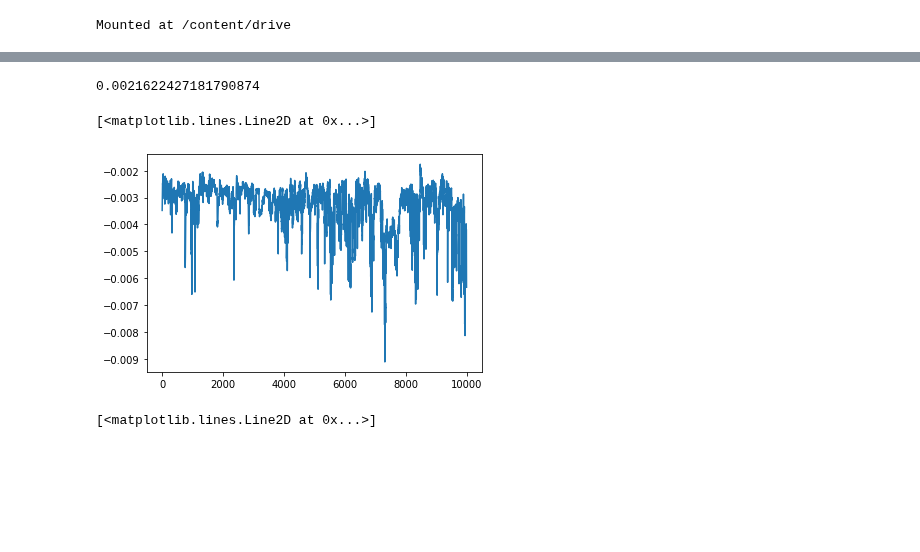
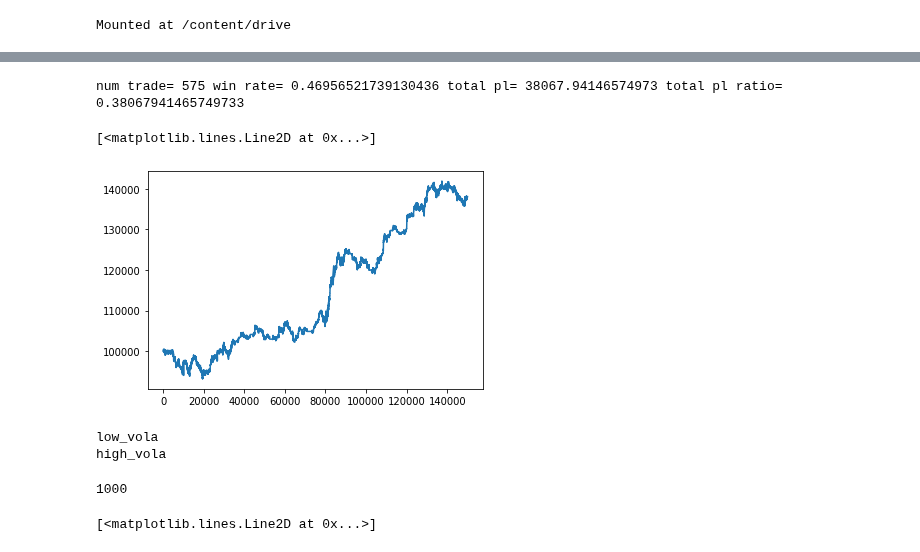
Before and after one commit to alunfes/1m-btc-data, a Jupyter notebook: LGBM_Vola_Rrgression.ipynb, the cells around one changed output, grey strips where cells are left out. Saved outputs shown, nothing was run; the diff lists cells and outputs as text; code cells hidden in the pictures; blank space fills up the shorter version.

```diff
--- a/LGBM_Vola_Rrgression.ipynb
+++ b/LGBM_Vola_Rrgression.ipynb
@@ -927,19 +888,19 @@ class Strategy:
                 return ''
 # %%
 class Sim:
-    def lgbm_vola_simple(self, i, pred_ind, low_pred, high_pred, low_high_width_kijun, pt, lc):
+    def lgbm_vola_simple(self, from_ind, low_pred, high_pred, low_high_width_kijun, pt, lc):
         ac = Account()
-        num_loop = len(MarketData.close)-from_ind - 1
+        num_loop = len(low_pred)
         for n in range(num_loop):
             i = n + from_ind
-            actions = Strategy.lgbm_vola_simple(i, pred_ind, low_pred, high_pred, low_high_width_kijun, pt, lc)
+            actions = Strategy.lgbm_vola_simple(i, n, ac, low_pred, high_pred, low_high_width_kijun, pt, lc)
             for action in actions:
                 if action['action'] == 'entry':
                     ac.entry_order(action['type'], action['side'], action['size'], action['price'], i, action['message'])
+                elif action['action'] == 'cancel all':
+                    ac.cancel_all_orders(i)
             ac.move_to_next(i)
-            if len(ac.order_side) > 1:
-                print(ac.order_message)
-            if ac.holding_size >
+            #print(i, ac.holding_size, ac.holding_side, ac.order_side, ac.order_size)
         ac.last_day(from_ind + num_loop)
         return ac
 
@@ -960,7 +921,6 @@ class Sim:
             ac.move_to_next(i)
             if len(ac.order_side) > 1:
                 print(ac.order_message)
-            if ac.holding_size >
         ac.last_day(from_ind + num_loop)
         return ac
 # %%
@@ -1248,4 +1176,13 @@ NotebookApp.rate_limit_window=3.0 (secs)
 # %%
+MarketData.initialize(0.5, 1.0, 0, 30)
+train_period = 500000
+opt_period = 1000
+test_period = 150000
+pre_test_end =  train_period + opt_period + 1
+ldg = LGBMDataGenerator()
+lgbm_df = ldg.generate_lgbm_data()
+lgbm = LGBM()
+train_x, train_y, valid_x, valid_y, opt_x, opt_y, test_x, test_y, start_end_index = ldg.convert_lgbm_data_specified_period(lgbm_df, train_period, opt_period, pre_test_end + 1, test_period)
 param = {
             'objective' : 'regression',
             'metric': 'rmse',
@@ -1266,19 +1203,42 @@ param = {
             #'verbose_eval':False,
             }
 low_model = lgbm.train(train_x, pd.to_numeric(train_y['low_vola']), valid_x, pd.to_numeric(valid_y['low_vola']), param)
-low_pred, low_ave_rmse = lgbm.prediction(low_model, opt_x, pd.to_numeric(opt_y['low_vola']))
+low_pred, low_ave_rmse = lgbm.prediction(low_model, test_x, pd.to_numeric(test_y['low_vola']))
 high_model = lgbm.train(train_x, pd.to_numeric(train_y['high_vola']), valid_x, pd.to_numeric(valid_y['high_vola']), param)
-high_pred, high_ave_rmse = lgbm.prediction(high_model, opt_x, pd.to_numeric(opt_y['high_vola']))
+high_pred, high_ave_rmse = lgbm.prediction(high_model, test_x, pd.to_numeric(test_y['high_vola']))
 print('low rmse=', low_ave_rmse, ', high rmse=', high_ave_rmse)
+plt.plot(high_pred)
+plt.plot(low_pred)
+low_high_width_kijun = 0.01
+pt = 0.1
+lc = 0.01
+sim = Sim()
+ac = sim.lgbm_vola_simple(start_end_index['test_start'], low_pred, high_pred, low_high_width_kijun, pt, lc)
+print('num trade=', ac.num_trade, 'win rate=', ac.win_rate, 'total pl=', ac.total_pl, 'total pl ratio=', ac.total_pl_ratio)
+plt.plot(ac.total_asset_log)
-# %%
-ave_rmse
-# %% [output]
-0.0021622427181790874
-# %%
-plt.plot(pred)
-# %% [output]
-[<matplotlib.lines.Line2D at 0x...>]
-[figure, removed]
+# %%
+low_high_width_kijun = 0.01
+
+pt = 0.1
+lc = 0.01
+sim = Sim()
+ac = sim.lgbm_vola_simple(start_end_index['test_start'], low_pred, high_pred, low_high_width_kijun, pt, lc)
+print('num trade=', ac.num_trade, 'win rate=', ac.win_rate, 'total pl=', ac.total_pl, 'total pl ratio=', ac.total_pl_ratio)
+plt.plot(ac.total_asset_log)
+# %% [output]
+num trade= 575 win rate= 0.46956521739130436 total pl= 38067.94146574973 total pl ratio= 0.38067941465749733
+[<matplotlib.lines.Line2D at 0x...>]
+[figure, added]
+# %%
+for col in train_y.columns:
+    print(col)
+# %% [output]
+low_vola
+high_vola
+# %%
+len(high_pred)
+# %% [output]
+1000
 # %%
 plt.plot(opt_y['low_vola'])
 # %% [output]
```
Also changed, not shown: parts of 7 cells of this notebook.
